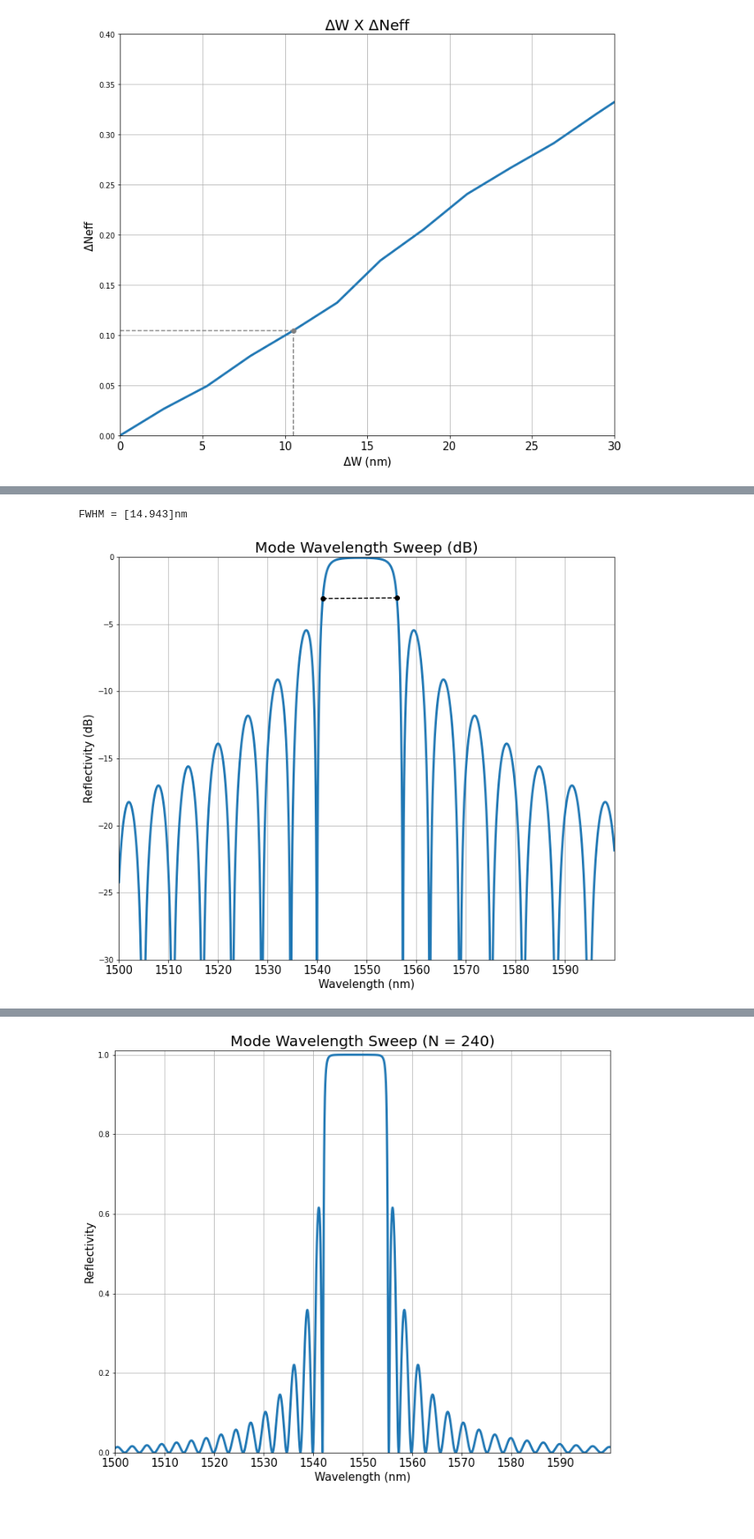
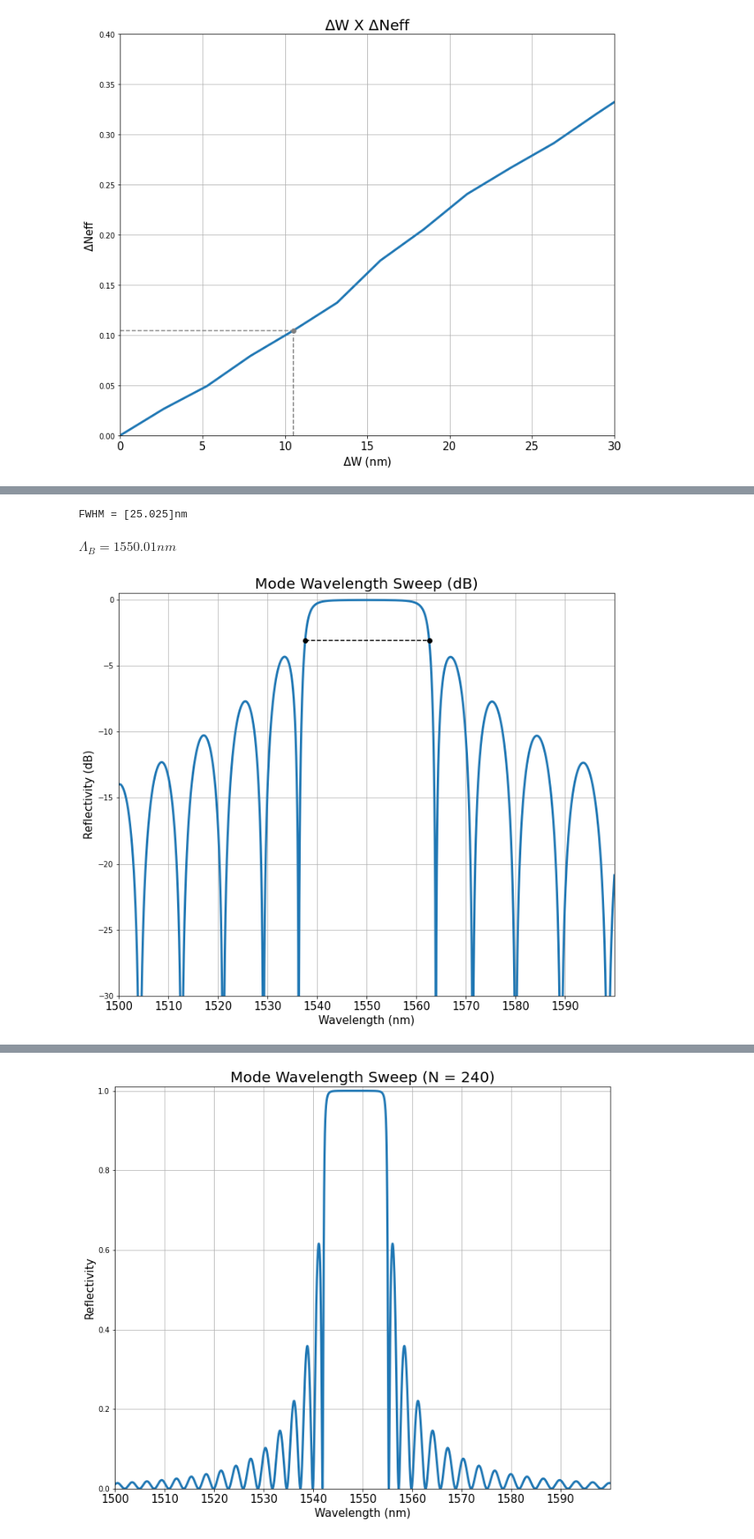
Before and after one commit to Leoopessoa/Bragg_Grating, a Jupyter notebook: Simulation/Initial_calculations.ipynb, the cells around one changed output, grey strips where cells are left out. Shown: that part at 82% size. Cells and saved outputs as stored; diff of their text form; code cells hidden in the pictures; blank space fills up the shorter version.

```diff
--- a/Simulation/Initial_calculations.ipynb
+++ b/Simulation/Initial_calculations.ipynb
@@ -365,4 +370,4 @@ mode.emesweep("wavelength sweep")
 # %%
 Sweep = mode.getemesweep("S_wavelength_sweep")
 wavelength = Sweep['wavelength']
-S22 = (abs(Sweep['s22'])**2)
+S = (abs(Sweep['s11'])**2)
@@ -371,16 +374,19 @@ SyntaxError: invalid syntax (1886729285.py, line 4)
 # %%
 figure3 = plt.figure(figsize=(12,10))
-plt.plot(wavelength*1e9, S22, linewidth = 3)
+plt.plot(wavelength*1e9, S, linewidth = 3)
 plt.grid()
-plt.xlim(1500,1600)
-plt.ylim(0,1)
+#plt.xlim(1500,1600)
+#plt.ylim(0,1.05)
 plt.title('Mode Wavelength Sweep', size = 20)
 plt.xlabel('Wavelength (nm)', size = '15')
 plt.ylabel('Reflectivity', size = '15')
-dots, min, max = fwhm(wavelength, S22, False)
-plt.plot(dots[0],dots[1],'o',color='black')
-plt.plot(dots[2],dots[3],'o',color='black')
-plt.plot([dots[0],dots[2]],[dots[1],dots[3]],'--',color = 'black')
+r, min, max = fwhm(wavelength, S, False)
+plt.plot(wavelength[min]*1e9, r, 'o',color='black')
+plt.plot(wavelength[max]*1e9, r, 'o',color='black')
+plt.plot([wavelength[min]*1e9,wavelength[max]*1e9],[r, r],linestyle='--', color = 'black')
 plt.xticks(np.arange(1500,1600,step=10), size = '15')
 plt.savefig('Interconnect_Wavelength_Sweep')
+
+peak, pd = find_peaks(S)
+display(Math('$\Lambda_B = %5.2f nm' %(wavelength[peak[np.argmax(S[peak])]][0]*1e9)))
 # %% [output]
@@ -389,18 +396,20 @@ FWHM = [14.943]nm
 # %%
 figure4 = plt.figure(figsize=(12,10))
-plt.plot(wavelength*1e9, 10*np.log10(S22), linewidth = 3)
+plt.plot(wavelength*1e9, 10*np.log10(S), linewidth = 3)
 plt.grid()
 plt.xlim(1500,1600)
-plt.ylim(-30,0)
+plt.ylim(-30,0.5)
 plt.title('Mode Wavelength Sweep (dB)', size = 20)
-dots, min, max = fwhm(wavelength, 10*np.log10(S22), True)
-plt.plot([dots[0],dots[2]],[dots[1],dots[3]],'--',color = 'black')
-plt.plot(dots[0],dots[1],'o',color='black')
-plt.plot(dots[2],dots[3],'o',color='black')
+r, min, max = fwhm(wavelength, 10*np.log10(S), True)
+plt.plot(wavelength[min]*1e9, r, 'o',color='black')
+plt.plot(wavelength[max]*1e9, r, 'o',color='black')
+plt.plot([wavelength[min]*1e9,wavelength[max]*1e9],[r, r],linestyle='--', color = 'black')
 plt.xlabel('Wavelength (nm)', size = '15')
 plt.ylabel('Reflectivity (dB)', size = '15')
 plt.xticks(np.arange(1500,1600,step=10), size = '15')
 plt.savefig('Interconnect_Wavelength_Sweep_dB')
+display(Math('$\Lambda_B = %5.2f nm' %(wavelength[peak[np.argmax(S[peak])]][0]*1e9)))
 # %% [output]
-FWHM = [14.943]nm
+FWHM = [25.025]nm
+$\displaystyle \Lambda_B = 1550.01 nm$
-[figure, old version]
+[figure, new version]
```
Also changed, not shown: parts of 25 cells of this notebook, 8 other files.
